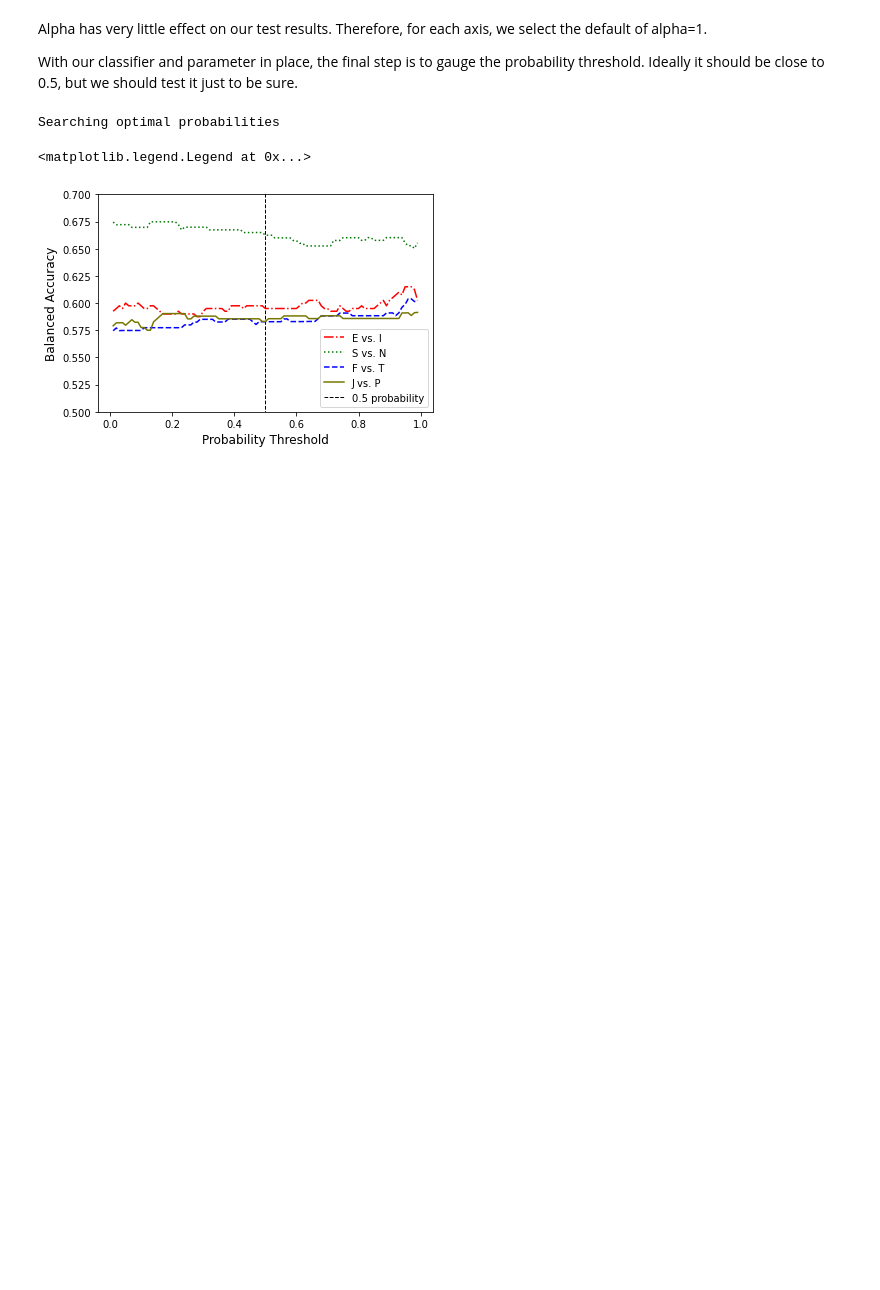
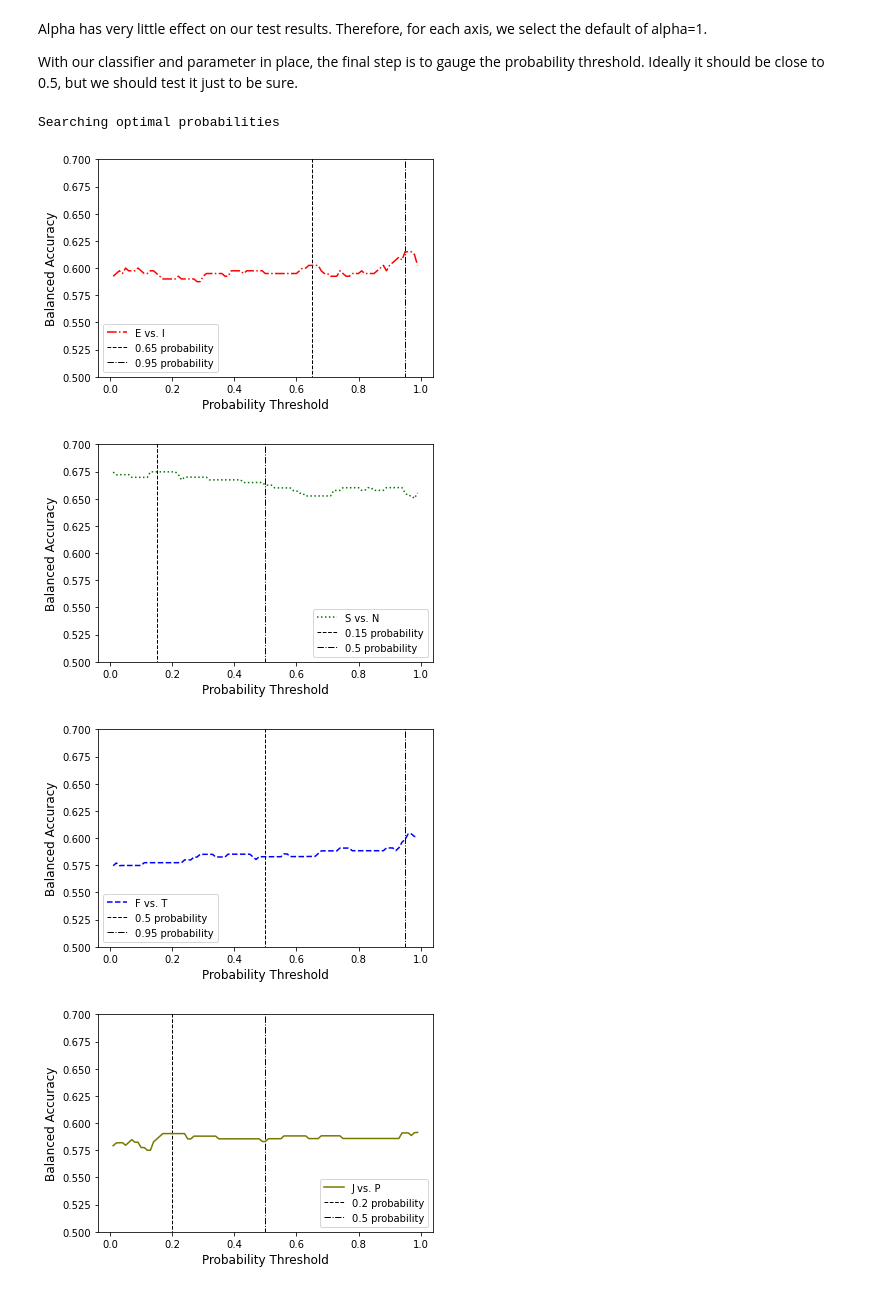
Before and after one commit to BarrettNB/Twitter_MBTI_predictor, a Jupyter notebook: 3_Modeling.ipynb, the cells around one changed output. Cells and saved outputs as stored; diff of their text form; code cells hidden in the pictures; blank space fills up the shorter version.

Commit message:
Split probability thresholding by axis

```diff
--- a/3_Modeling.ipynb
+++ b/3_Modeling.ipynb
@@ -211,37 +211,48 @@ it just to be sure.
 # %%
 dist_from_half = 0.5
 prob_range = np.arange(0.5-dist_from_half, 0.5+dist_from_half+1e-10, 0.01)
 test_score = pd.DataFrame(np.empty([prob_range.size, 4]), columns=test_letters)
 alpha = 1
 print('Searching optimal probabilities')
 for i, test_letter in enumerate(test_letters):
     y = tweets_per_author[test_letter]
     X_train, X_test, y_train, y_test = train_test_split(
         X, y, test_size=test_size, random_state=0)
 
     clf = MultinomialNB(alpha=alpha).fit(X_train, y_train)
     for j, prob in enumerate(prob_range):
         y_pred = clf.predict_proba(X_test)[:,1] > prob
         score = balanced_accuracy_score(y_test, y_pred)
         test_score.iloc[j, i] = score
 
-fig, ax = plt.subplots()
+get_label = lambda i: f'{letters[i][0]} vs. {letters[i][1]}'
 color = ['r', '#007700', 'b', '#777700']
 ls = ['-.', ':', '--', '-']
+fontsize = 12
+probabilities = ([0.65, 0.95],
+                 [0.15, 0.5],
+                 [0.5, 0.95],
+                 [0.2, 0.5])
 for i, letter in enumerate(test_letters):
-    label = f'{letters[i][0]} vs. {letters[i][1]}'
+    fig, ax = plt.subplots()
+    label = get_label(i)
     ax.plot(prob_range[1:-1], test_score[1:-1][letter], c=color[i], ls=ls[i],
             label=label)
-fontsize = 12
-ax.set_xlabel('Probability Threshold', fontsize=fontsize)
-ax.set_ylabel('Balanced Accuracy', fontsize=fontsize)
-ax.vlines(0.5, 0, 1, colors=['k'], lw=1, ls='--', label='0.5 probability')
-ax.set_ylim(0.5, 0.7)
-ax.legend(loc='lower right')
+    ax.set_xlabel('Probability Threshold', fontsize=fontsize)
+    ax.set_ylabel('Balanced Accuracy', fontsize=fontsize)
+    proba_pair = probabilities[i]
+    for j in [0, 1]:
+        proba = proba_pair[j]
+        ax.vlines(proba, 0, 1, colors=['k'], lw=1, ls=['--', '-.'][j],
+                  label=f'{proba} probability')
+    ax.set_ylim(0.5, 0.7)
+    ax.legend(loc=['lower right', 'lower left'][i in (0, 2)])
 # %% [output]
 Searching optimal probabilities
-<matplotlib.legend.Legend at 0x...>
-[figure, old version]
+[figure, new version]
+[figure, added]
+[figure, added]
+[figure, added]
 # %% [markdown]
 The probability threshold does not appear to affect the results much. This
 could indicate that a lot of our results are noise. However, the results are
```
Also changed, not shown: parts of 5 cells of this notebook.
